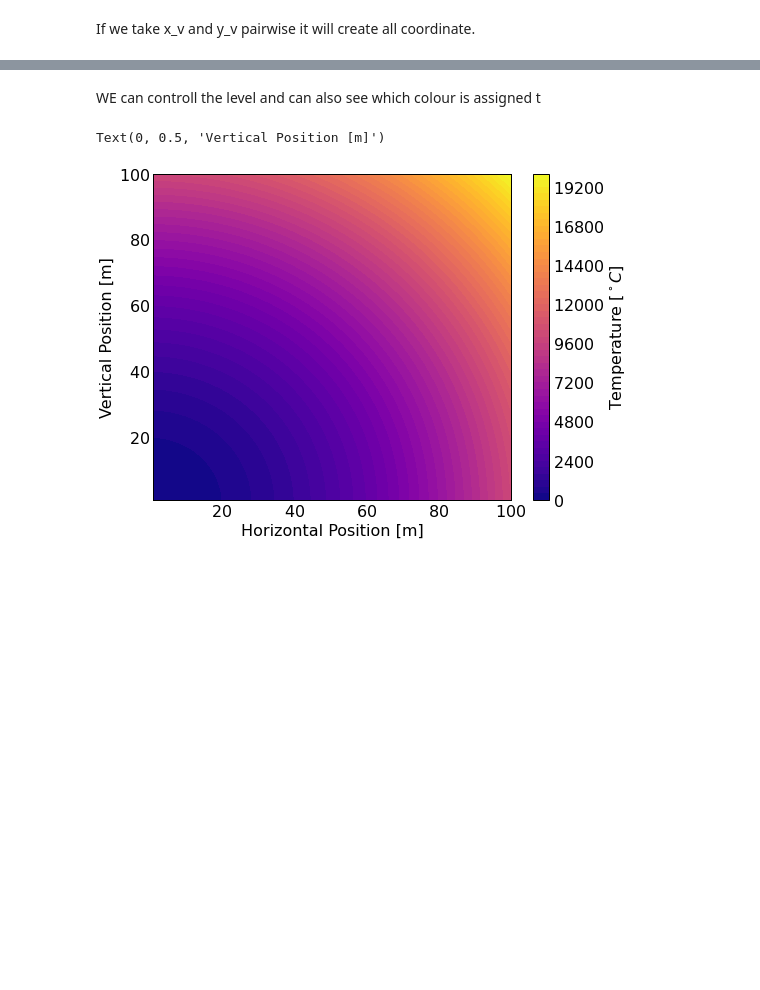
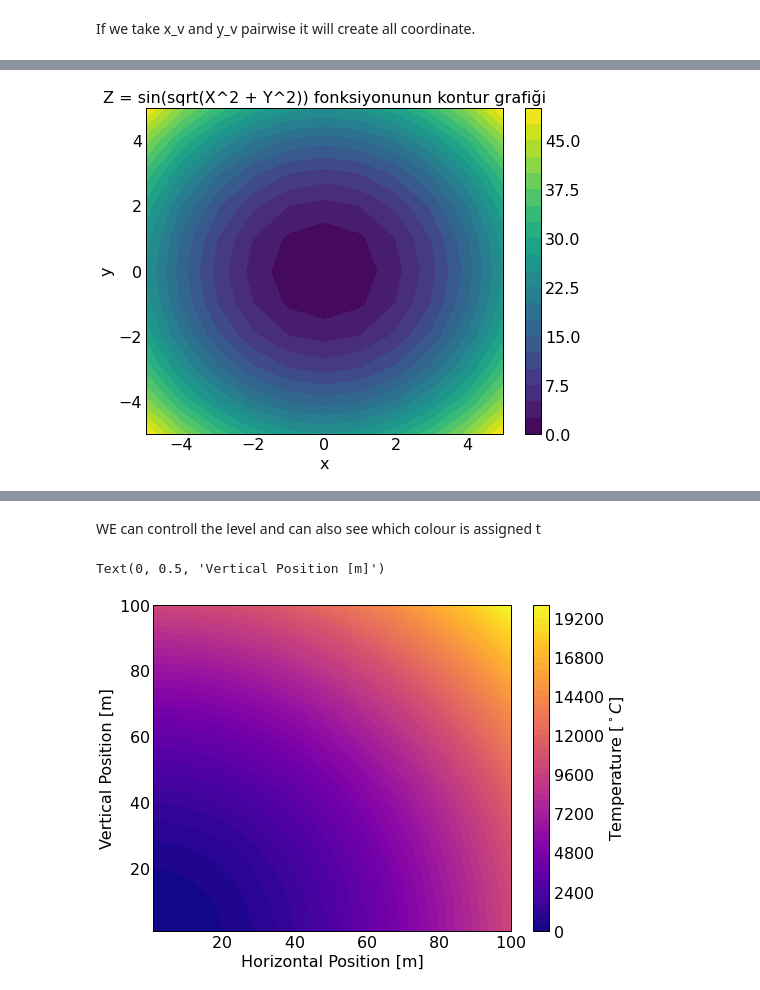
Before and after one commit to mburakerkn/Intro-to-Astro2024, a Jupyter notebook: Week3_Matplotlib_Exoplanets/Inroduction_to_Matplotlib.ipynb, the cells around one changed output, grey strips where cells are left out. Saved outputs shown, nothing was run; the diff lists cells and outputs as text; code cells hidden in the pictures; blank space fills up the shorter version.

```diff
--- a/Week3_Matplotlib_Exoplanets/Inroduction_to_Matplotlib.ipynb
+++ b/Week3_Matplotlib_Exoplanets/Inroduction_to_Matplotlib.ipynb
@@ -353,0 +344,20 @@ plt.show()
+# %%
+#x ve y değerlerinin aralığını tanımlayın
+x = np.linspace(-5, 5, 11)
+y = np.linspace(-5, 5, 11)
+
+# meshgrid fonksiyonunu kullanarak iki boyutlu bir grid oluşturun
+X, Y = np.meshgrid(x, y)
+
+# Grid üzerinde bir fonksiyon tanımlayın
+Z =X**2 + Y**2
+
+# Fonksiyonu çizmek için
+plt.contourf(X, Y, Z, 20)
+plt.colorbar()
+plt.xlabel('x')
+plt.ylabel('y')
+plt.title('Z = sin(sqrt(X^2 + Y^2)) fonksiyonunun kontur grafiği')
+plt.show()
+# %% [output]
+[figure, added]
```
Also changed, not shown: parts of 24 cells of this notebook.
